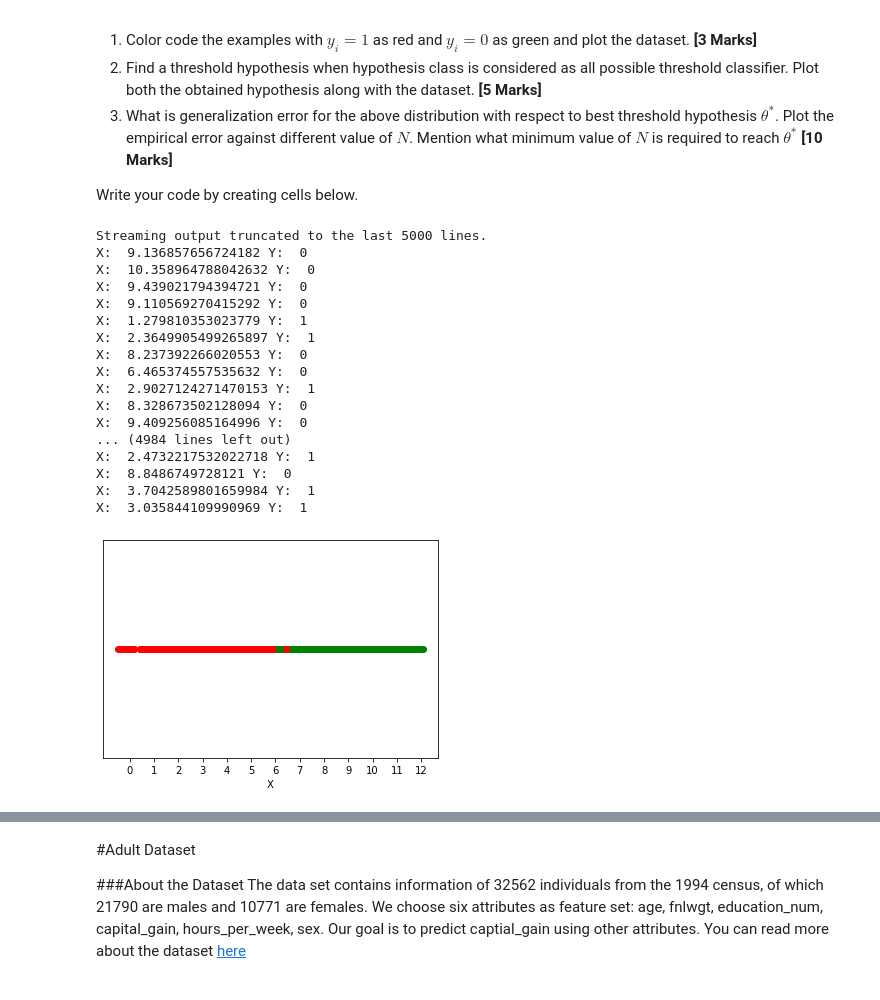
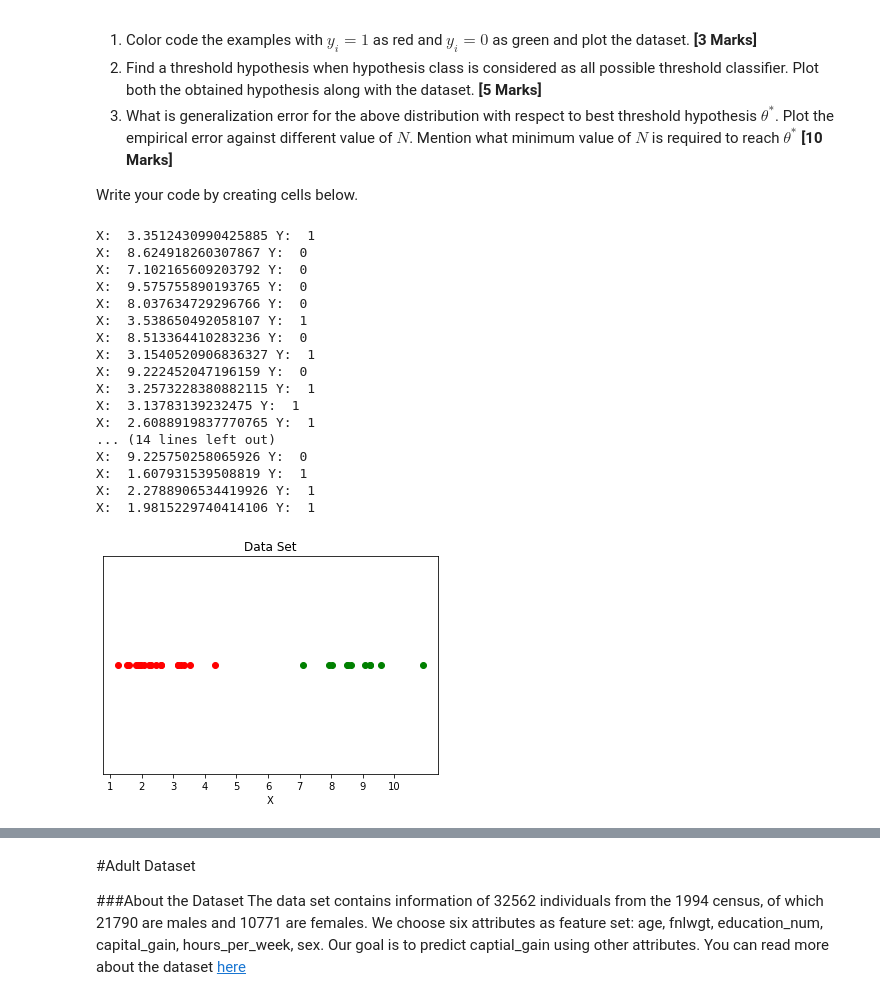
Before and after one commit to khan-shahnawaz/MachineLearning, a Jupyter notebook: SHAHNAWAZ_KHAN_ML_(CS503)_Lab1_PAC_Regression.ipynb, the cells around one changed output, grey strips where cells are left out. Saved outputs shown, nothing was run; the diff lists cells and outputs as text; code cells hidden in the pictures.

```diff
--- a/SHAHNAWAZ_KHAN_ML_(CS503)_Lab1_PAC_Regression.ipynb
+++ b/SHAHNAWAZ_KHAN_ML_(CS503)_Lab1_PAC_Regression.ipynb
@@ -125,32 +125,33 @@ class dataSet():
 # %%
 ''' Printing the dataset '''
 
-N= 5000
+N= 30
 data = dataSet(N, (9, 1), (3, 1))
 print(data)
 # %% [output]
-Streaming output truncated to the last 5000 lines.
-X:  9.136857656724182 Y:  0
-X:  10.358964788042632 Y:  0
-X:  9.439021794394721 Y:  0
-X:  9.110569270415292 Y:  0
-X:  1.279810353023779 Y:  1
-X:  2.3649905499265897 Y:  1
-X:  8.237392266020553 Y:  0
-X:  6.465374557535632 Y:  0
-X:  2.9027124271470153 Y:  1
-X:  8.328673502128094 Y:  0
-X:  9.409256085164996 Y:  0
-... (4984 lines left out)
-X:  2.4732217532022718 Y:  1
-X:  8.8486749728121 Y:  0
-X:  3.7042589801659984 Y:  1
-X:  3.035844109990969 Y:  1
+X:  3.3512430990425885 Y:  1
+X:  8.624918260307867 Y:  0
+X:  7.102165609203792 Y:  0
+X:  9.575755890193765 Y:  0
+X:  8.037634729296766 Y:  0
+X:  3.538650492058107 Y:  1
+X:  8.513364410283236 Y:  0
+X:  3.1540520906836327 Y:  1
+X:  9.222452047196159 Y:  0
+X:  3.2573228380882115 Y:  1
+X:  3.13783139232475 Y:  1
+X:  2.6088919837770765 Y:  1
+... (14 lines left out)
+X:  9.225750258065926 Y:  0
+X:  1.607931539508819 Y:  1
+X:  2.2788906534419926 Y:  1
+X:  1.9815229740414106 Y:  1
 # %%
 '''a). Plotting the dataset generated'''
+plt.title('Data Set')
 data.plot()
 # %% [output]
-[figure, old version]
+[figure, new version]
 # %%
 ''' b). Implementing the threshold hypothesis '''
 
```
Also changed, not shown: parts of 7 cells of this notebook.
